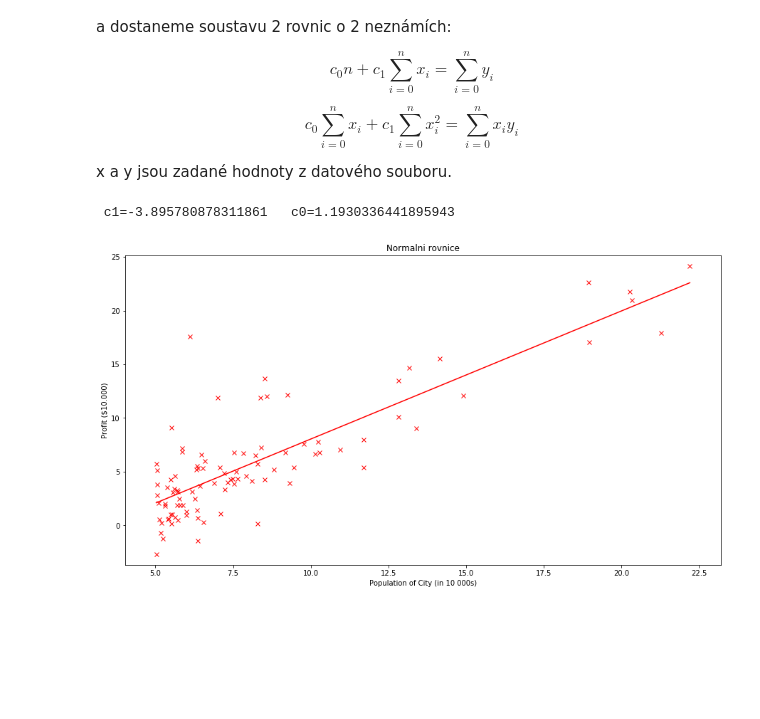
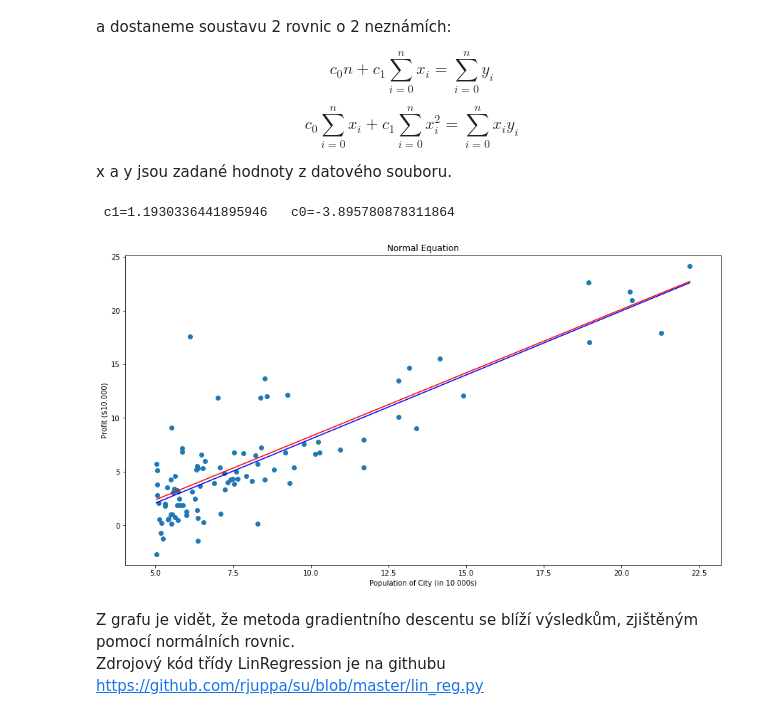
Before and after one commit to rjuppa/su, a Jupyter notebook: lin_reg.ipynb, the cells around one changed output. Cells and saved outputs as stored; diff of their text form; code cells hidden in the pictures; blank space fills up the shorter version.

```diff
--- a/lin_reg.ipynb
+++ b/lin_reg.ipynb
@@ -187,16 +204,22 @@ x a y jsou zadané hodnoty z datového souboru.
 # %%
 from lin_reg import LinRegression
 import matplotlib.pyplot as plt
 import numpy as np
 import math
 
 
+alpha = 0.2
+
 reg = LinRegression()
 reg.load_data()
-
+reg.draw_data()
+reg.find_minimum(alpha=alpha)
 c = reg.compute_normal_eq()
 reg.draw_normal_eq(c[0], c[1])
 plt.show()
 # %% [output]
- c1=-3.895780878311861   c0=1.1930336441895943
+ c1=1.1930336441895946   c0=-3.895780878311864
-[figure, old version]
+[figure, new version]
+# %% [markdown]
+Z grafu je vidět, že metoda gradientního descentu se blíží výsledkům, zjištěným pomocí normálních rovnic.
+Zdrojový kód třídy LinRegression je na githubu https://github.com/rjuppa/su/blob/master/lin_reg.py
```
Also changed, not shown: parts of 5 cells of this notebook.
